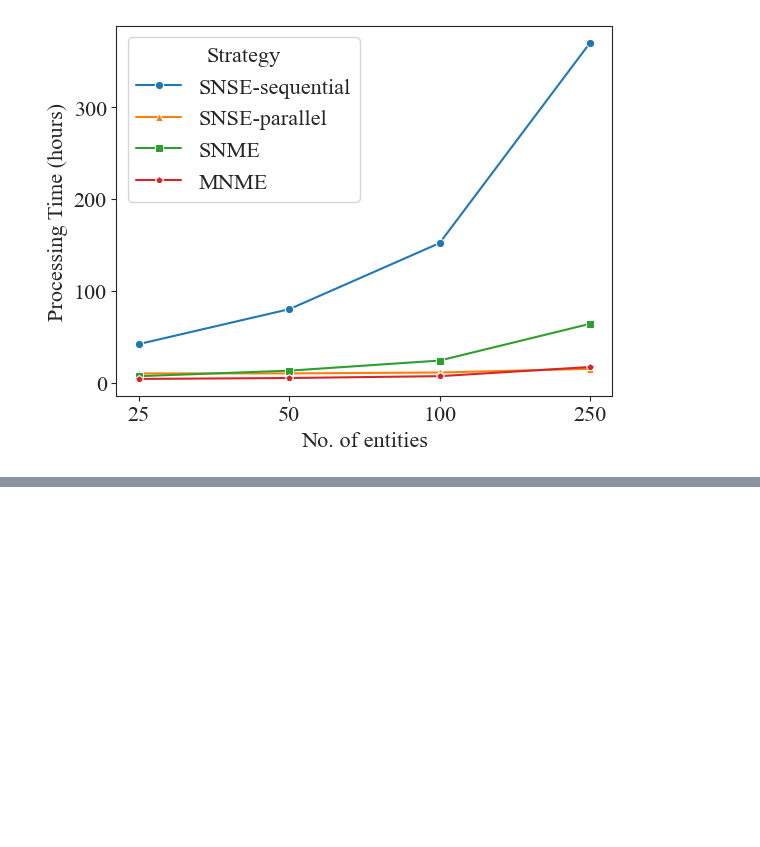
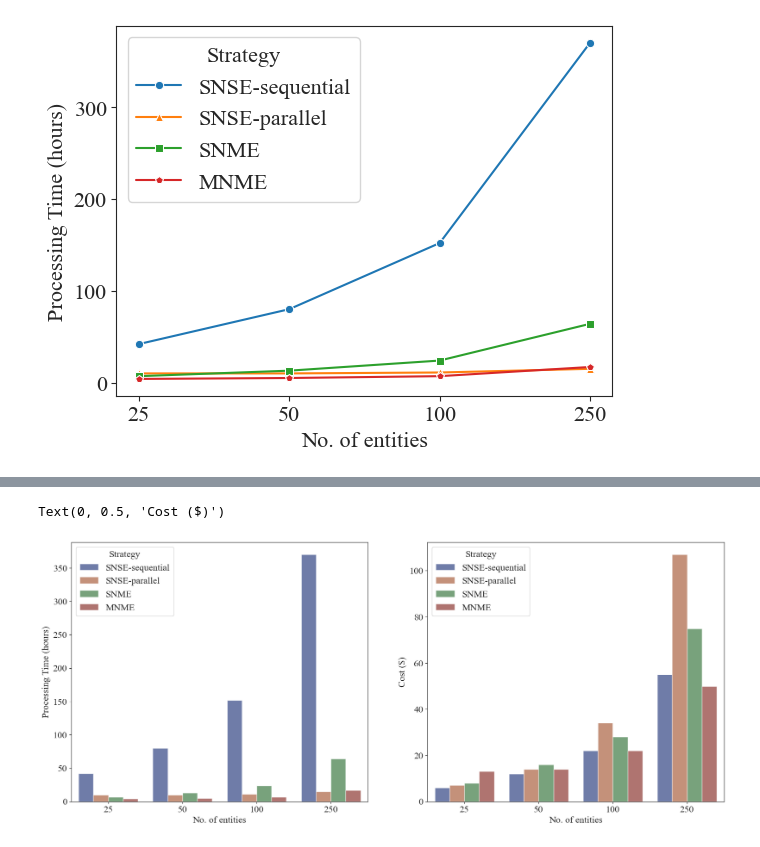
Before and after one commit to arunasml/EntityML, a Jupyter notebook: notebooks/exp and results.ipynb, the cells around one changed output, grey strips where cells are left out. Drawn from its saved outputs; the diff is of its cells as text; code cells hidden in the pictures; blank space fills up the shorter version.

```diff
--- a/notebooks/exp and results.ipynb
+++ b/notebooks/exp and results.ipynb
@@ -80,0 +103,23 @@ sns.lineplot(data=df, x="No. of entities", y="Processing Time (hours)", hue="Str
+# %%
+fig, axs = plt.subplots(ncols=2, figsize=(20,8))
+
+g = sns.barplot(
+    data=df,
+    x="No. of entities", y="Processing Time (hours)",
+    hue="Strategy", palette="dark", alpha=.6,
+    ax=axs[0]
+)
+g.set_xlabel("No. of entities")
+g.set_ylabel("Processing Time (hours)")
+
+h = sns.barplot(
+    data=df,
+    x="No. of entities", y="Cost ($)",
+    hue="Strategy", palette="dark", alpha=.6,
+    ax=axs[1]
+)
+h.set_xlabel("No. of entities")
+h.set_ylabel("Cost ($)")
+# %% [output]
+Text(0, 0.5, 'Cost ($)')
+[figure, added]
```
Also changed, not shown: parts of 2 cells of this notebook.
